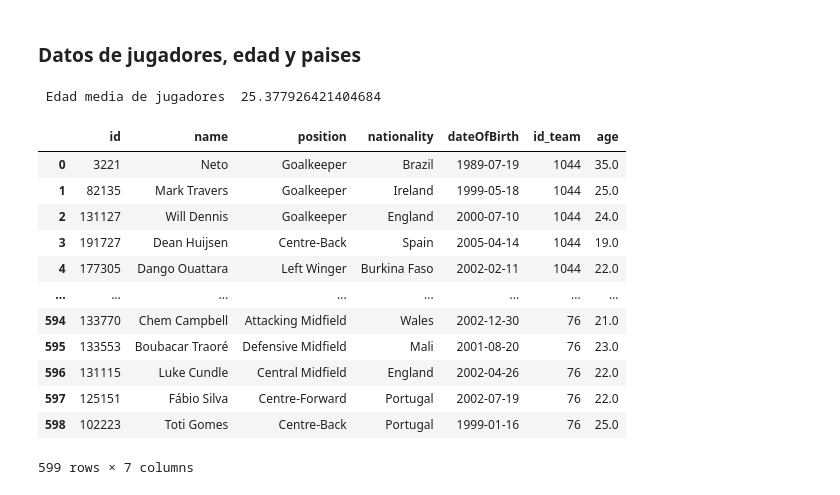
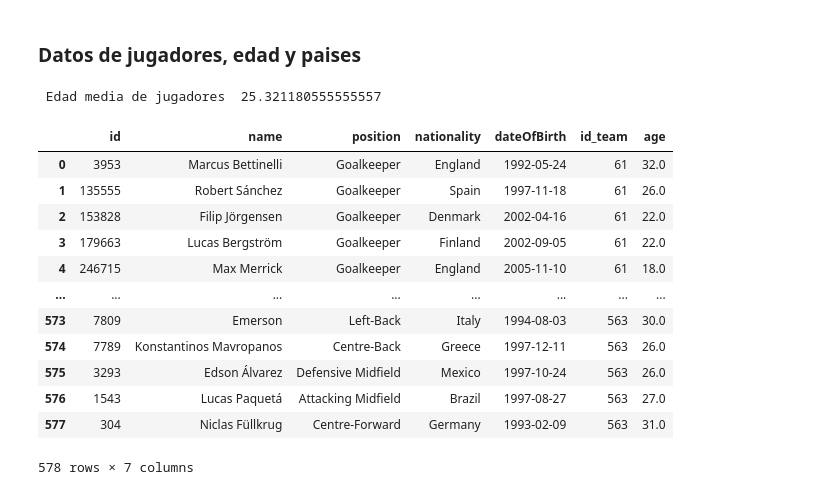
Before and after one commit to RaphaelNicaise/DataEngineering_PremierLeague, a Jupyter notebook: Extraccion_datos_football_data.ipynb, the cells around one changed output. Saved outputs shown, nothing was run; the diff lists cells and outputs as text; code cells hidden in the pictures.

```diff
--- a/Extraccion_datos_football_data.ipynb
+++ b/Extraccion_datos_football_data.ipynb
@@ -605,27 +644,27 @@ positions_dt.head()
 ### Datos de jugadores, edad y paises
 # %%
 # Verificar edad media de los jugadores
-df_squads = pd.read_parquet("data_lake/silver/squads")
+df_squads = DeltaTable("data_lake/silver/squads").to_pandas()
 
 df_squads['age'] = round((datetime.now() - pd.to_datetime(df_squads['dateOfBirth'])).dt.days // 365)
 
 print(f" Edad media de jugadores  {df_squads['age'].mean()}")
 df_squads
 # %% [output]
- Edad media de jugadores  25.377926421404684
+ Edad media de jugadores  25.321180555555557
 |  | id | name | position | nationality | dateOfBirth | id_team | age |
-| 0 | 3221 | Neto | Goalkeeper | Brazil | 1989-07-19 | 1044 | 35.0 |
-| 1 | 82135 | Mark Travers | Goalkeeper | Ireland | 1999-05-18 | 1044 | 25.0 |
-| 2 | 131127 | Will Dennis | Goalkeeper | England | 2000-07-10 | 1044 | 24.0 |
-| 3 | 191727 | Dean Huijsen | Centre-Back | Spain | 2005-04-14 | 1044 | 19.0 |
-| 4 | 177305 | Dango Ouattara | Left Winger | Burkina Faso | 2002-02-11 | 1044 | 22.0 |
+| 0 | 3953 | Marcus Bettinelli | Goalkeeper | England | 1992-05-24 | 61 | 32.0 |
+| 1 | 135555 | Robert Sánchez | Goalkeeper | Spain | 1997-11-18 | 61 | 26.0 |
+| 2 | 153828 | Filip Jörgensen | Goalkeeper | Denmark | 2002-04-16 | 61 | 22.0 |
+| 3 | 179663 | Lucas Bergström | Goalkeeper | Finland | 2002-09-05 | 61 | 22.0 |
+| 4 | 246715 | Max Merrick | Goalkeeper | England | 2005-11-10 | 61 | 18.0 |
 | ... | ... | ... | ... | ... | ... | ... | ... |
-| 594 | 133770 | Chem Campbell | Attacking Midfield | Wales | 2002-12-30 | 76 | 21.0 |
-| 595 | 133553 | Boubacar Traoré | Defensive Midfield | Mali | 2001-08-20 | 76 | 23.0 |
-| 596 | 131115 | Luke Cundle | Central Midfield | England | 2002-04-26 | 76 | 22.0 |
-| 597 | 125151 | Fábio Silva | Centre-Forward | Portugal | 2002-07-19 | 76 | 22.0 |
-| 598 | 102223 | Toti Gomes | Centre-Back | Portugal | 1999-01-16 | 76 | 25.0 |
+| 573 | 7809 | Emerson | Left-Back | Italy | 1994-08-03 | 563 | 30.0 |
+| 574 | 7789 | Konstantinos Mavropanos | Centre-Back | Greece | 1997-12-11 | 563 | 26.0 |
+| 575 | 3293 | Edson Álvarez | Defensive Midfield | Mexico | 1997-10-24 | 563 | 26.0 |
+| 576 | 1543 | Lucas Paquetá | Attacking Midfield | Brazil | 1997-08-27 | 563 | 27.0 |
+| 577 | 304 | Niclas Füllkrug | Centre-Forward | Germany | 1993-02-09 | 563 | 31.0 |
-599 rows × 7 columns
+578 rows × 7 columns
 # %%
 # Agrupamos a los jugadores por edad y contamos cuantos jugadores hay por cada edad
 players_per_age = df_squads.groupby(['age']).agg({'id':'count'}).rename(columns={'id':'Players per Age'})
```
Also changed, not shown: parts of 23 cells of this notebook.
